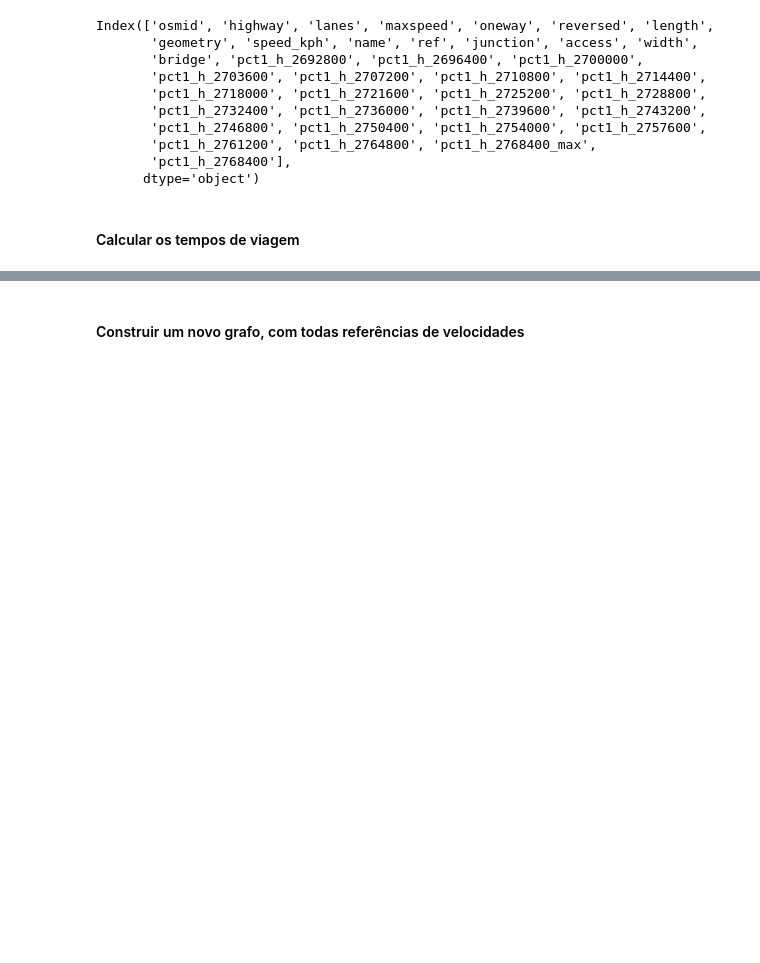
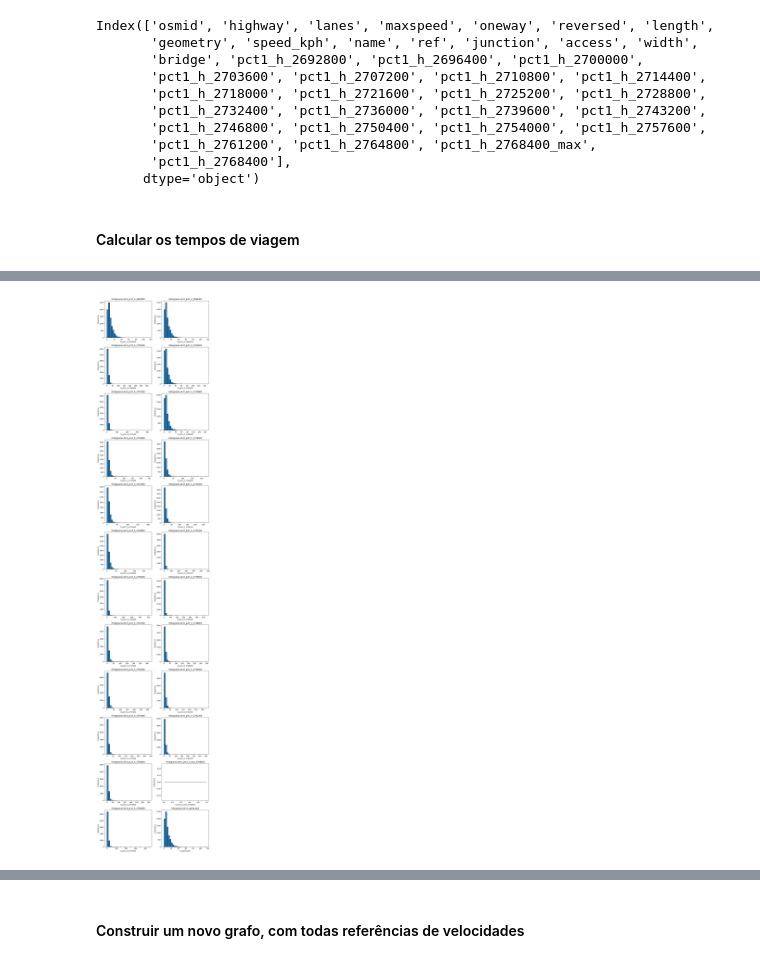
Before and after one commit to marcelof314/SP_urban_flooding, a Jupyter notebook: 13 Large Data Processing.ipynb, the cells around one changed output, grey strips where cells are left out. Cells and saved outputs as stored; diff of their text form; code cells hidden in the pictures; blank space fills up the shorter version.

```diff
--- a/13 Large Data Processing.ipynb
+++ b/13 Large Data Processing.ipynb
@@ -810,3 +834,43 @@ memory usage: 5.3+ MB
+# %%
+import numpy as np
+import matplotlib.pyplot as plt
+import math
+
+# Seleciona as colunas que começam com "tt" e a coluna "tt_speed_kph"
+cols_interesse = [col for col in edges_baseline_reprojected.columns if col.startswith('tt')]
+
+# Define o número de subplots; organizamos em 2 colunas
+n_total = len(cols_interesse)
+n_cols = 2
+n_rows = math.ceil(n_total / n_cols)
+
+fig, axes = plt.subplots(n_rows, n_cols, figsize=(10, n_rows * 4))
+
+# Se houver apenas um subplot, encapsule-o em uma lista para facilitar a iteração
+if n_total == 1:
+    axes = [axes]
+else:
+    axes = axes.flatten()
+
+# Itera sobre as colunas e plota os histogramas
+for i, col in enumerate(cols_interesse):
+    # Remove os NaN e os valores infinitos para o histograma
+    data = edges_baseline_reprojected[col].dropna()
+    data = data[np.isfinite(data)]
+
+    axes[i].hist(data, bins=30, edgecolor='black')
+    axes[i].set_title(f'Histograma de {col}')
+    axes[i].set_xlabel(col)
+    axes[i].set_ylabel('Frequência')
+
+# Remove os eixos não utilizados, se houver
+for j in range(i + 1, len(axes)):
+    fig.delaxes(axes[j])
+
+plt.tight_layout()
+plt.show()
+# %% [output]
+[figure, added]
 # %%
 # Verifique se as novas colunas foram adicionadas.
 # Aqui estamos interessados em verificar se as colunas tt (Travel Time) foram
```
Also changed, not shown: parts of 26 cells of this notebook.
